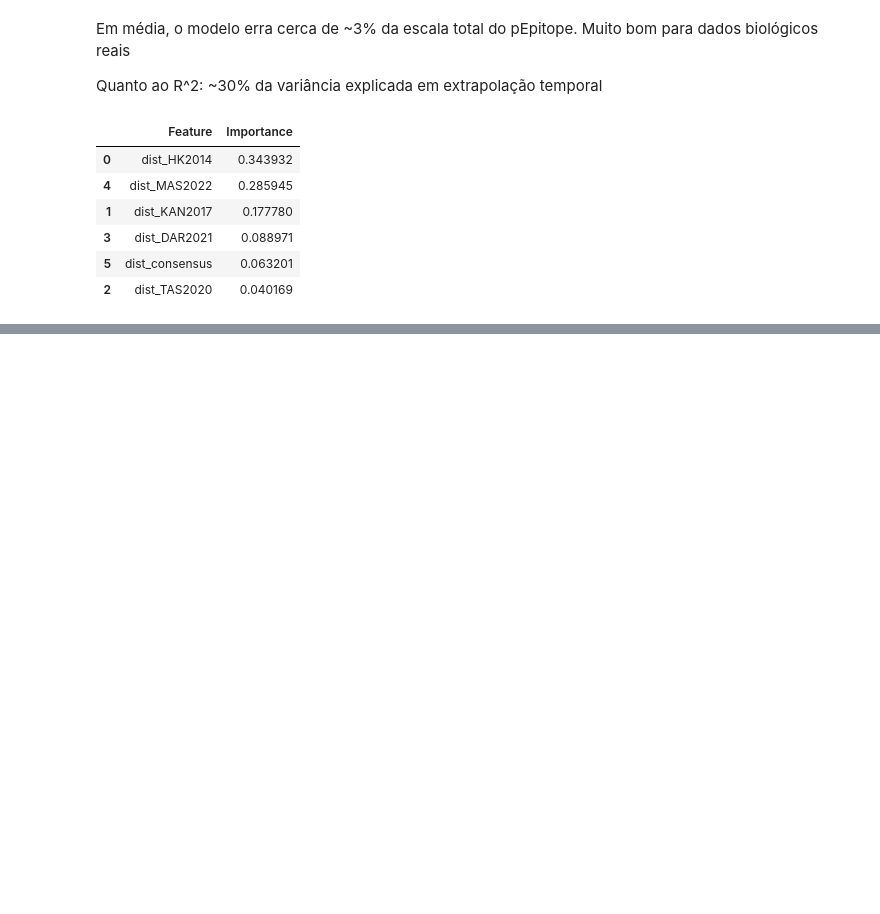
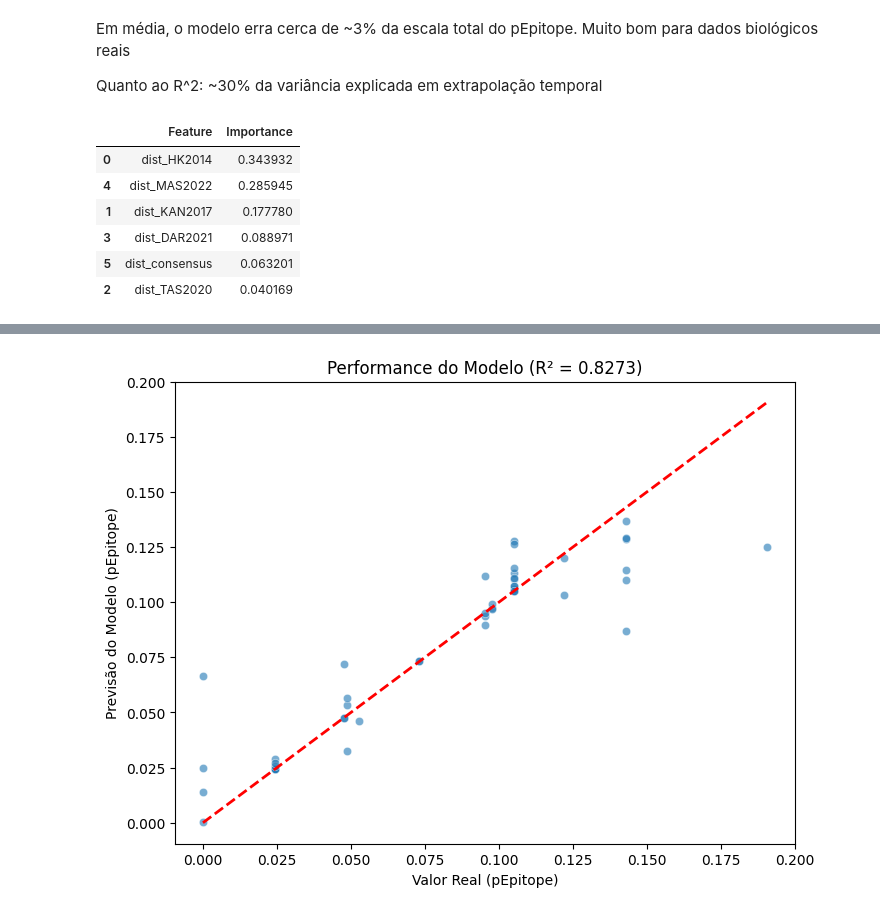
Before and after one commit to samildo/Inteligent-Systems-for-Bioinformtics-25-26, a Jupyter notebook: ML/ML_notebook.ipynb, the cells around one changed output, grey strips where cells are left out. Saved outputs shown, nothing was run; the diff lists cells and outputs as text; code cells hidden in the pictures; blank space fills up the shorter version.

Commit message:
New features, RF model complete

```diff
--- a/ML/ML_notebook.ipynb
+++ b/ML/ML_notebook.ipynb
@@ -401,0 +730,20 @@ Melhorar modelo, mais features, mudar parametros, mudar o split ????
+# %%
+from sklearn.model_selection import train_test_split
+from sklearn.model_selection import GridSearchCV
+X = dataset_ml.drop(columns=["id", "target_p_epitope"])
+y = dataset_ml["target_p_epitope"]
+
+X_train, X_test, y_train, y_test = train_test_split(X, y, test_size=0.2, random_state=42)
+
+param_grid = {
+    'n_estimators': [500, 1000],
+    'max_depth': [8, 12, 15, None],
+    'min_samples_split': [2, 5, 10],
+    'max_features': ['sqrt', 'log2', None]
+}
+
+grid_search = GridSearchCV(RandomForestRegressor(random_state=42), param_grid, cv=5, scoring='r2')
+grid_search.fit(X_train, y_train)
+
+print(f"Melhores parâmetros: {grid_search.best_params_}")
+best_rf = grid_search.best_estimator_
@@ -401,0 +752,14 @@ Melhorar modelo, mais features, mudar parametros, mudar o split ????
+# %%
+rf = RandomForestRegressor(n_estimators=1000, min_samples_split=2, max_features='sqrt', random_state=42)
+
+
+rf.fit(X_train, y_train)
+
+y_pred_rf = rf.predict(X_test)
+
+mse_rf = mean_squared_error(y_test, y_pred_rf)
+rmse_rf = np.sqrt(mse_rf)
+r2_rf = r2_score(y_test, y_pred_rf)
+
+print(f"RF RMSE: {rmse_rf:.4f}")
+print(f"RF R²: {r2_rf:.4f}")
@@ -401,0 +808,13 @@ Melhorar modelo, mais features, mudar parametros, mudar o split ????
+# %%
+import matplotlib.pyplot as plt
+import seaborn as sns
+
+plt.figure(figsize=(8, 6))
+sns.scatterplot(x=y_test, y=y_pred_rf, alpha=0.6)
+plt.plot([y_test.min(), y_test.max()], [y_test.min(), y_test.max()], 'r--', lw=2)
+plt.xlabel('Valor Real (pEpitope)')
+plt.ylabel('Previsão do Modelo (pEpitope)')
+plt.title(f'Performance do Modelo (R² = {r2_rf:.4f})')
+plt.show()
+# %% [output]
+[figure, added]
```
Also changed, not shown: parts of 29 cells of this notebook.
